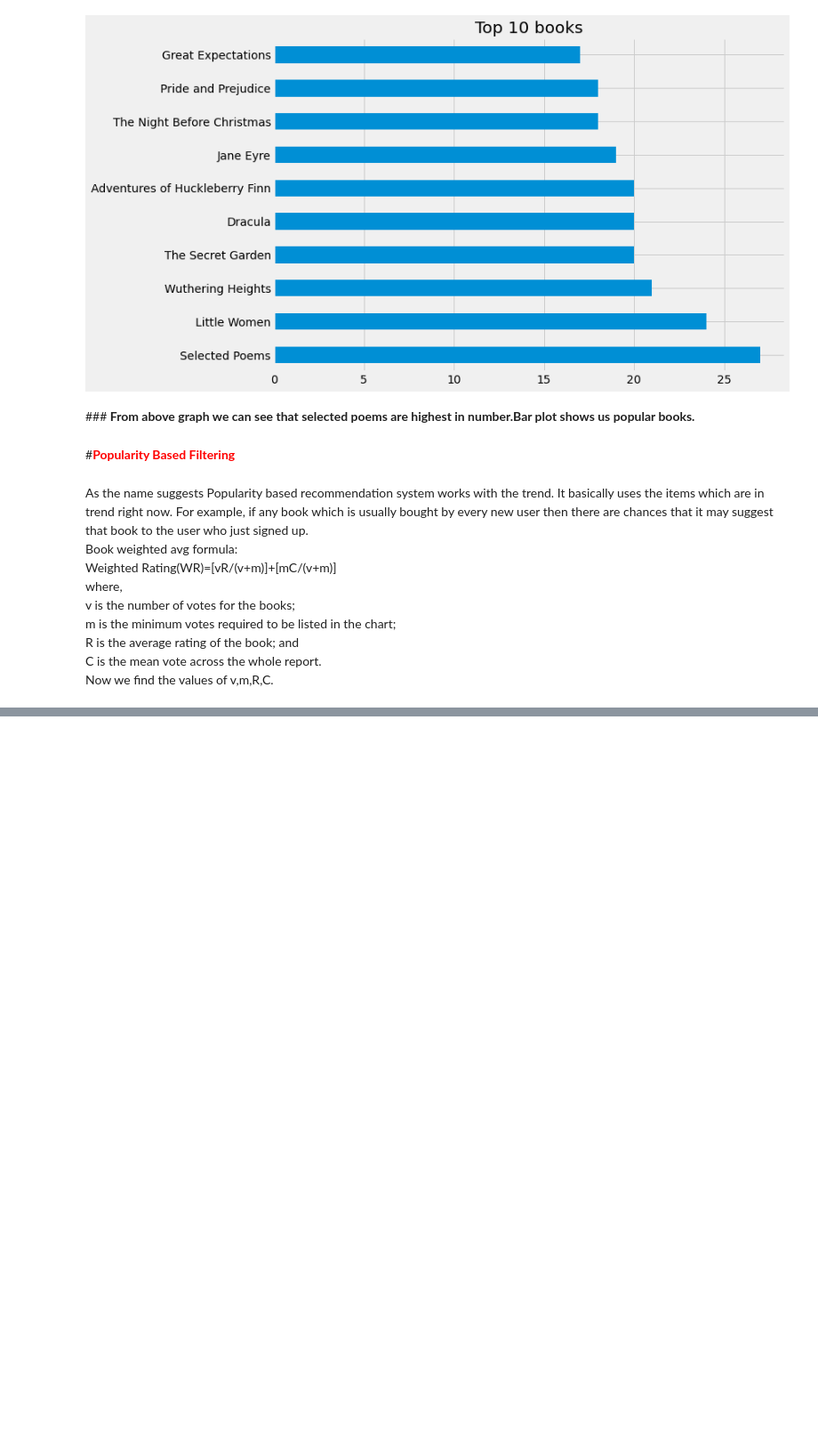
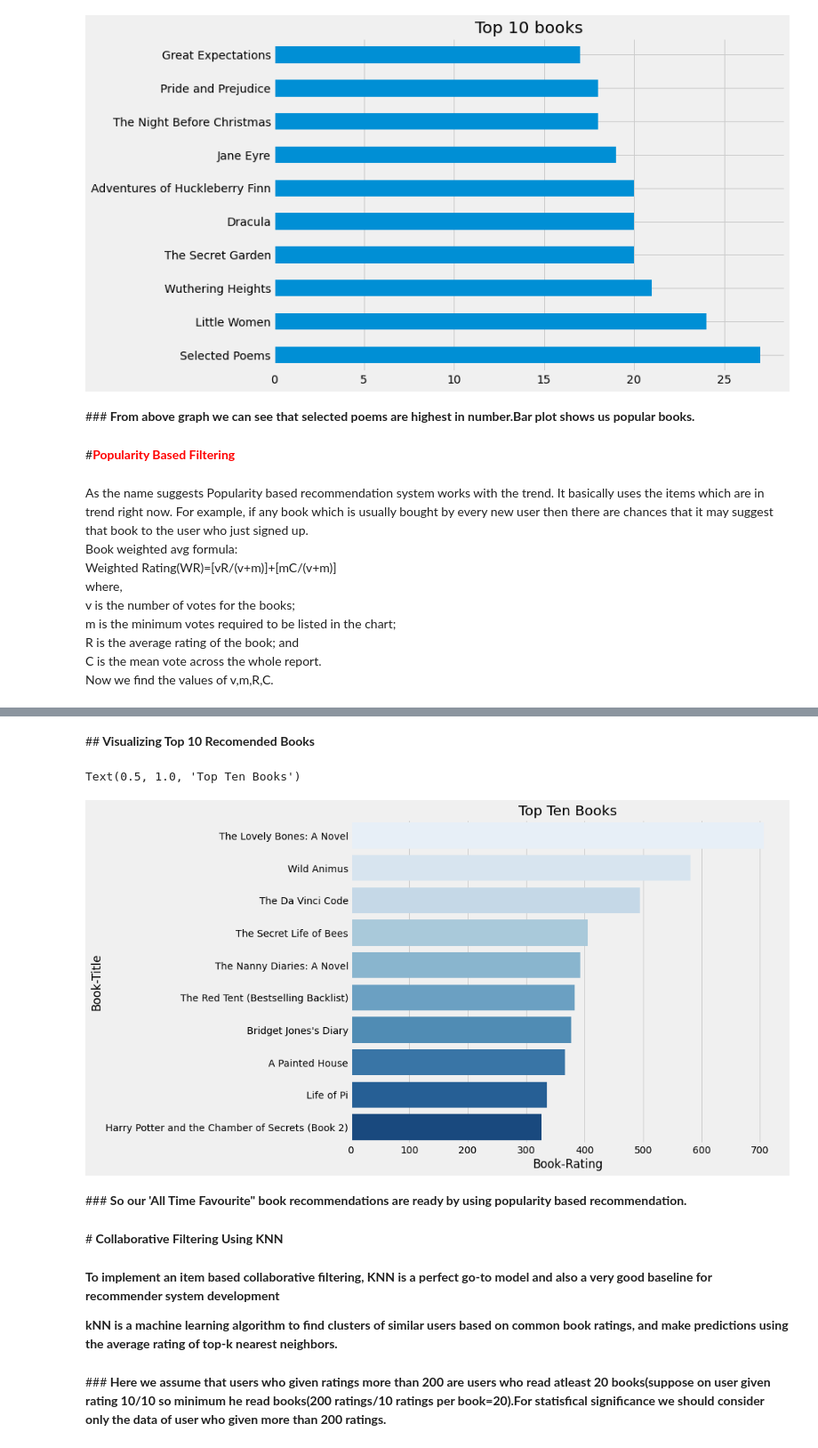
Before and after one commit to SachinSPanchal/Book-Recomendation-Sytem, a Jupyter notebook: Final_Book_Recommendation_system.ipynb, the cells around one changed output, grey strips where cells are left out. Shown at 89% size. Drawn from its saved outputs; the diff is of its cells as text; code cells hidden in the pictures; blank space fills up the shorter version.

```diff
--- a/Final_Book_Recommendation_system.ipynb
+++ b/Final_Book_Recommendation_system.ipynb
@@ -661,0 +679,4 @@ Now we find the values of v,m,R,C.
+# %%
+# Merging ratings_explicit with books dataset on ISBNs feature
+new_book= pd.merge(books, ratings_explicit, on='ISBN')
+new_book.head()
@@ -661,0 +694,3 @@ Now we find the values of v,m,R,C.
+# %%
+# Grouping group data based on title and aggregate based on rating
+top_ten_books= pd.DataFrame(new_book.groupby('Book-Title')['Book-Rating'].count().sort_values(ascending=False).head(10))
@@ -661,0 +715,2 @@ Now we find the values of v,m,R,C.
+# %%
+top_ten_books=top_ten_books.reset_index() # Reset the index
@@ -661,0 +730,20 @@ Now we find the values of v,m,R,C.
+# %% [markdown]
+##<b> Visualizing Top 10 Recomended Books
+# %%
+# Plotting horizontal bar blot
+plt.figure(figsize=(10, 8))
+g=sns.barplot(x='Book-Rating',y='Book-Title',data=top_ten_books, orient='h', palette="Blues")
+plt.title("Top Ten Books")
+# %% [output]
+Text(0.5, 1.0, 'Top Ten Books')
+[figure, added]
+# %% [markdown]
+###<b> So our 'All Time Favourite" book recommendations are ready by using popularity based recommendation.
+# %% [markdown]
+#<b> Collaborative Filtering Using KNN
+# %% [markdown]
+**To implement an item based collaborative filtering, KNN is a perfect go-to model and also a very good baseline for recommender system development**
+
+**kNN is a machine learning algorithm to find clusters of similar users based on common book ratings, and make predictions using the average rating of top-k nearest neighbors.**
+# %% [markdown]
+###<b> Here we assume that users who given ratings more than 200 are users who read atleast 20 books(suppose on user given rating 10/10 so minimum he read books(200 ratings/10 ratings per book=20).For statisfical significance we should consider only the data of user who given more than 200 ratings.
```
Also changed, not shown: parts of 23 cells of this notebook.
